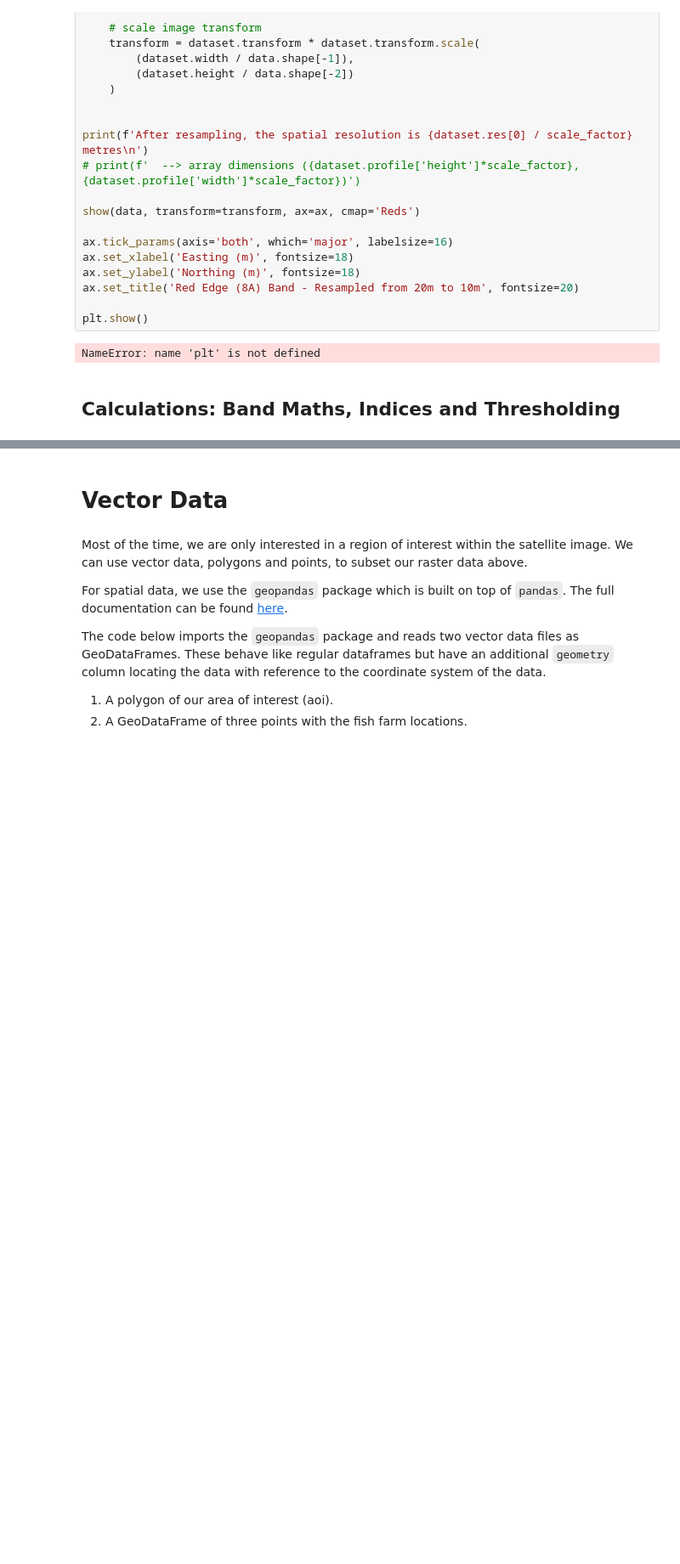
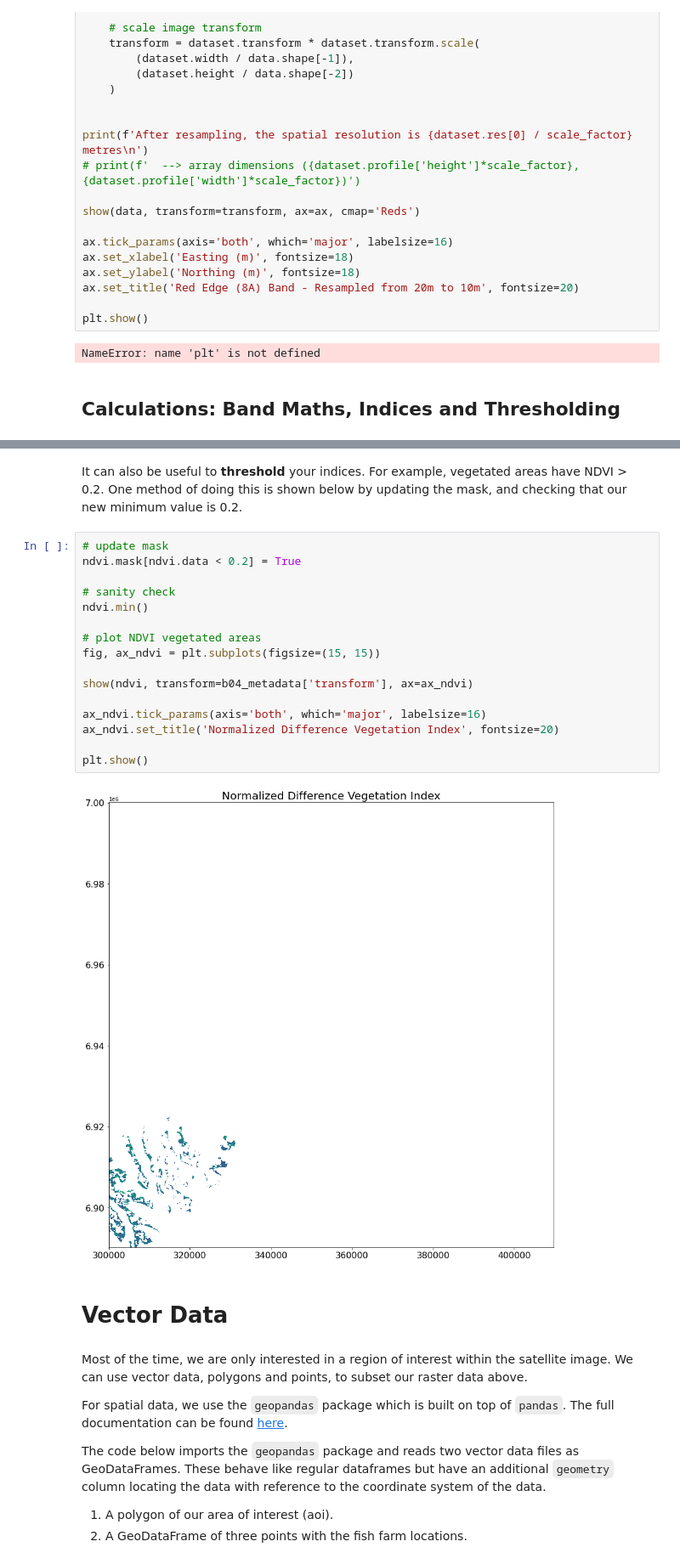
Before and after one commit to rwilks-earthobs/msc_eo_challenge, a Jupyter notebook: 230207 Introductory Jupyter Notebook.ipynb, the cells around one changed output, grey strips where cells are left out. Shown: that part at 85% size. Drawn from its saved outputs; the diff is of its cells as text; blank space fills up the shorter version.

Commit message:
ndvi thresholding and bit of tidying

```diff
--- a/230207 Introductory Jupyter Notebook.ipynb
+++ b/230207 Introductory Jupyter Notebook.ipynb
@@ -672,3 +669,23 @@ plt.show()
+# %% [markdown]
+It can also be useful to **threshold** your indices. For example, vegetated areas have NDVI > 0.2. One method of doing this is shown below by updating the mask, and checking that our new minimum value is 0.2.
+# %%
+# update mask
+ndvi.mask[ndvi.data < 0.2] = True
+
+# sanity check
+ndvi.min()
+
+# plot NDVI vegetated areas
+fig, ax_ndvi = plt.subplots(figsize=(15, 15))
+
+show(ndvi, transform=b04_metadata['transform'], ax=ax_ndvi)
+
+ax_ndvi.tick_params(axis='both', which='major', labelsize=16)
+ax_ndvi.set_title('Normalized Difference Vegetation Index', fontsize=20)
+
+plt.show()
+# %% [output]
+[figure, added]
 # %% [markdown]
 # Vector Data
 # %% [markdown]
```
Also changed, not shown: parts of 12 cells of this notebook.
